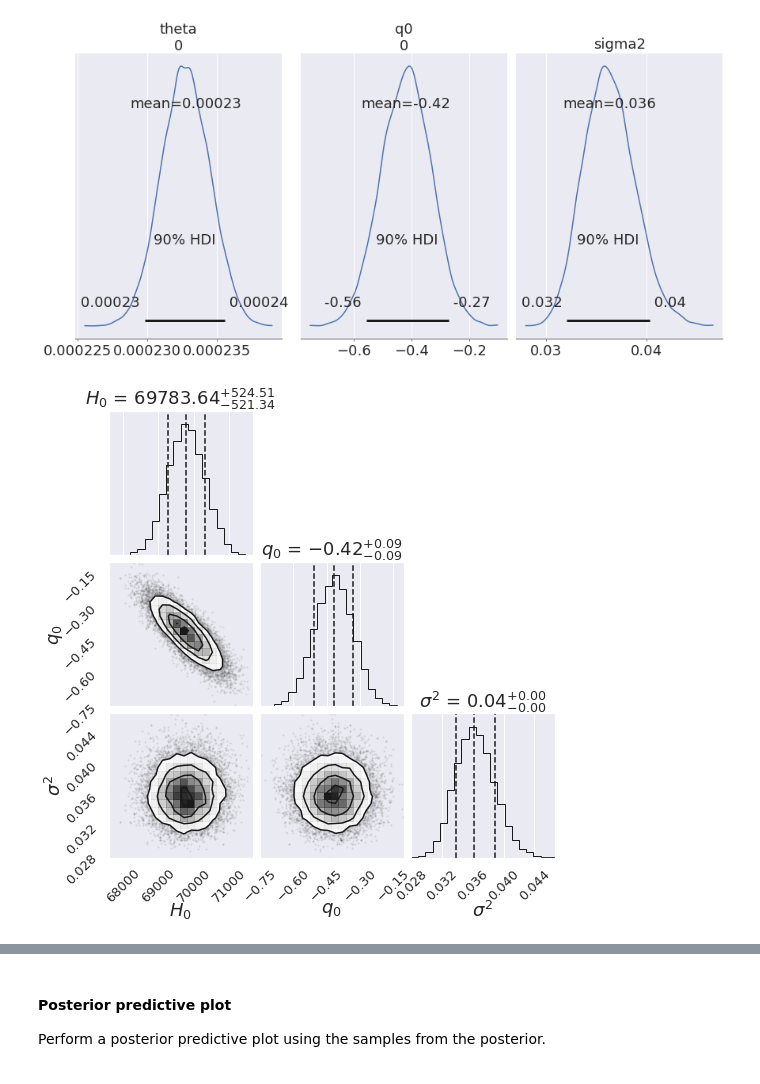
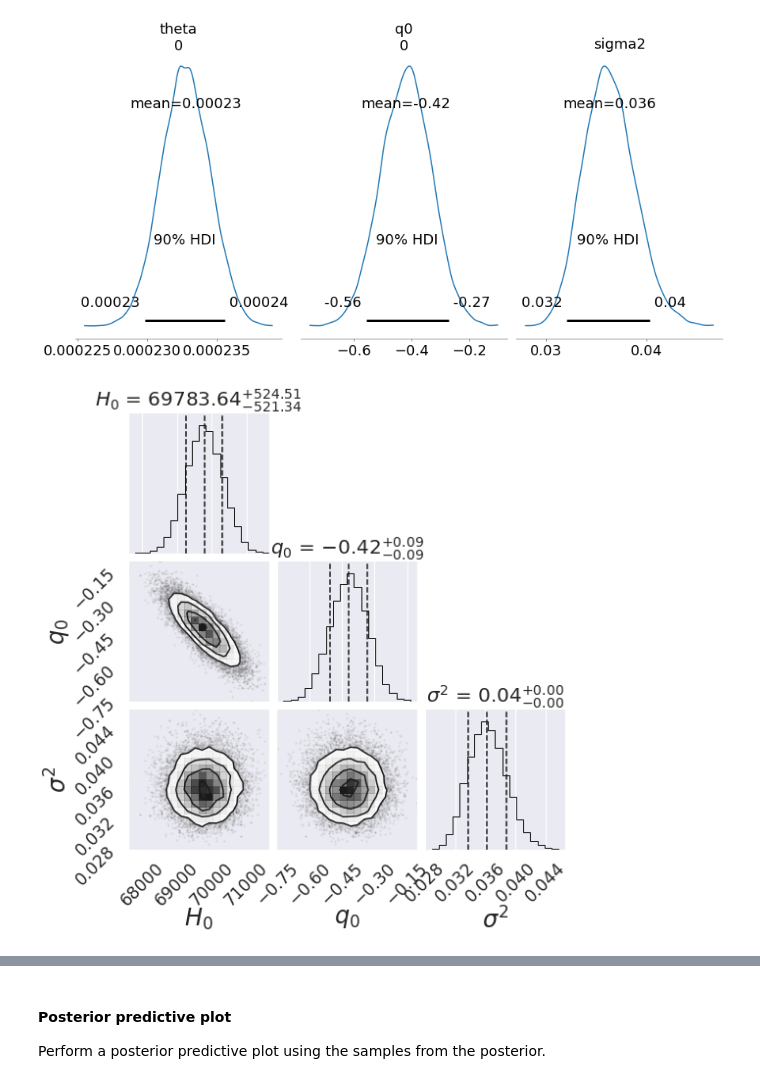
Before and after one commit to elindgren/asam_projects, a Jupyter notebook: Project1/Task1.ipynb, the cells around one changed output, grey strips where cells are left out. Cells and saved outputs as stored; diff of their text form; code cells hidden in the pictures.

```diff
--- a/Project1/Task1.ipynb
+++ b/Project1/Task1.ipynb
@@ -10,7 +10,7 @@ import pandas as pd
 import matplotlib.pyplot as plt
 import corner
 import seaborn as sns
-#sns.set_theme()
+sns.set_theme()
 import arviz as az
 
 import pymc3 as pm
@@ -221,22 +221,22 @@ with our_dl_model:
 [figure]
 # %%
 # Set plot params
-plt.rc('font', size=18)          # controls default text sizes
-plt.rc('axes', titlesize=18)     # fontsize of the axes title
-plt.rc('axes', labelsize=18)    # fontsize of the x and y labels
-plt.rc('xtick', labelsize=13)    # fontsize of the tick labels
-plt.rc('ytick', labelsize=13)    # fontsize of the tick labels
-plt.rc('legend', fontsize=18)    # legend fontsize
+plt.rc('font', size=24)          # controls default text sizes
+plt.rc('axes', titlesize=20)     # fontsize of the axes title
+plt.rc('axes', labelsize=24)    # fontsize of the x and y labels
+plt.rc('xtick', labelsize=17)    # fontsize of the tick labels
+plt.rc('ytick', labelsize=17)    # fontsize of the tick labels
+plt.rc('legend', fontsize=22)    # legend fontsize
 
 #samples = np.vstack([trace_NUTS['theta'][:,k] for k in range(0,len(trace_NUTS['theta'][0]))])
 samples = np.vstack(trace_NUTS_mu['theta'][:]*c).T
 samples = np.vstack((samples,trace_NUTS_mu['q0'][:].T))
 samples = np.vstack((samples,(trace_NUTS_mu['sigma2'][:]).T)).T
 
-fig_corner = corner.corner(samples,labels =[r'$H_0$', '$q_0$','$\\sigma^2$'], show_titles=True, quantiles=[0.16, 0.5, 0.84]);
-plt.savefig('figures_task1/corner.png')
+fig_corner = corner.corner(samples,labels =[r'$H_0$', '$q_0$','$\\sigma^2$'], show_titles=True, quantiles=[0.16, 0.5, 0.84], labelpad=0.1);
+plt.savefig('figures_task1/corner.png', bbox_inches='tight')
 # %% [output]
-[figure, old version]
+[figure, new version]
 # %%
 fig, ax = plt.subplots(figsize=(8,6))
 ax.plot(low_z, low_z*1/theta)
```
Also changed, not shown: parts of 5 cells of this notebook, 7 other files.
